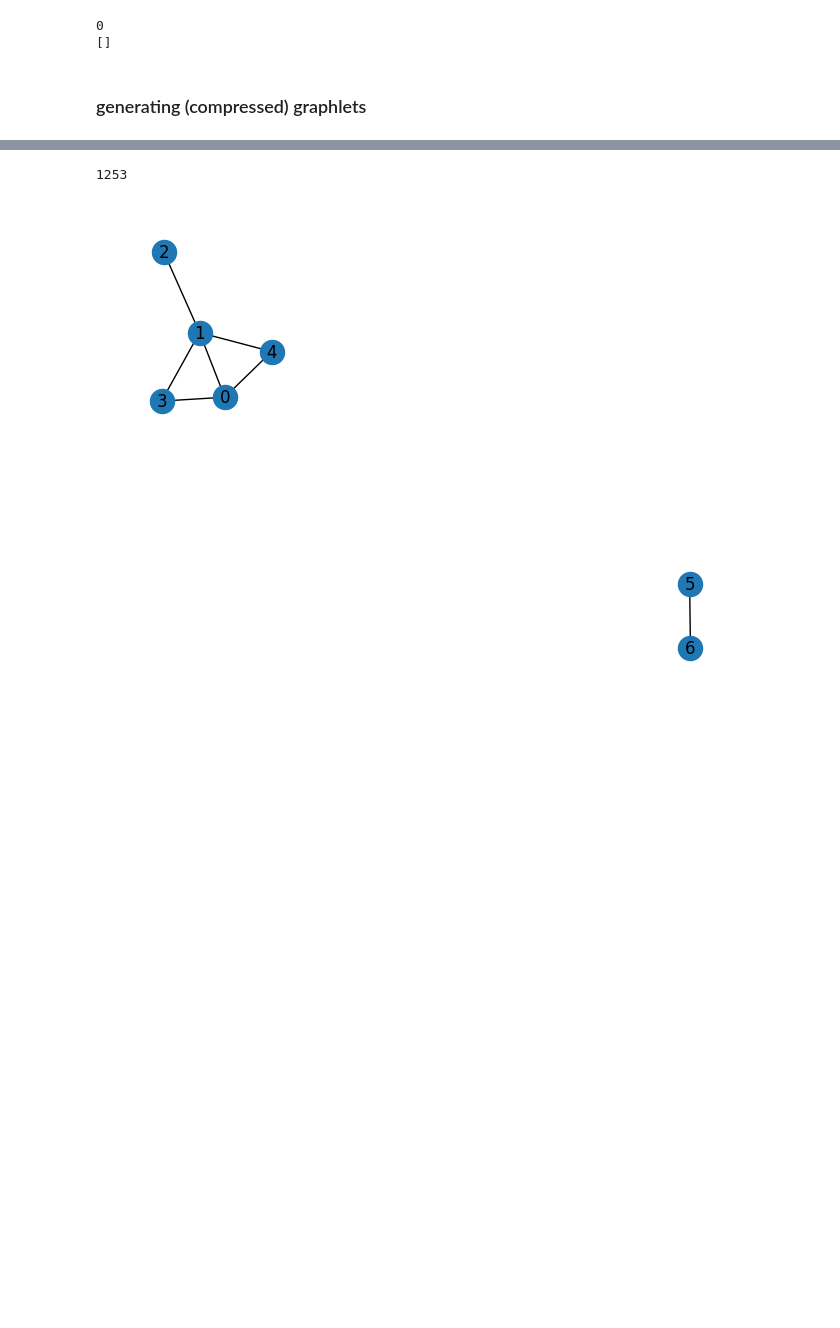
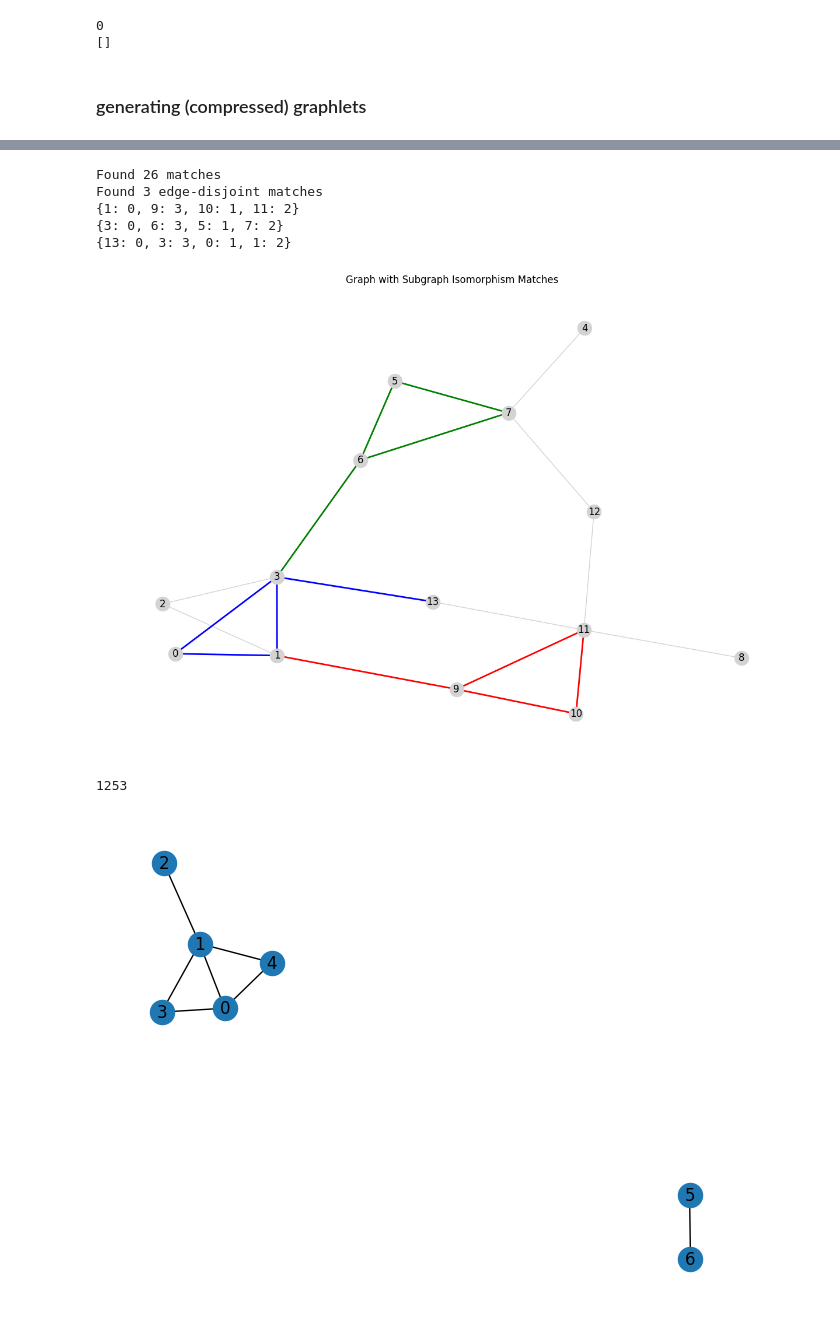
Before and after one commit to andrejjocic/mesh-compressor, a Jupyter notebook: src/repl.ipynb, the cells around one changed output, grey strips where cells are left out. Saved outputs shown, nothing was run; the diff lists cells and outputs as text; code cells hidden in the pictures; blank space fills up the shorter version.

```diff
--- a/src/repl.ipynb
+++ b/src/repl.ipynb
@@ -205,3 +229,69 @@ atlas = nx.graph_atlas_g() # all graphs up to 7 nodes
+# %%
+import random
+import networkx.algorithms.isomorphism as iso
+import matplotlib.pyplot as plt
+
+# Get graph 15 from the atlas
+G15 = atlas[15]
+
+# Create a new graph consisting of 3 copies of G15
+G = nx.disjoint_union_all([G15.copy() for _ in range(3)])
+
+# Add a few extra nodes
+extra_nodes = 2
+G.add_nodes_from(range(len(G), len(G) + extra_nodes))
+
+# Add some random edges
+num_random_edges = 8
+nodes = list(G.nodes)
+for _ in range(num_random_edges):
+    u, v = random.sample(nodes, 2)
+    G.add_edge(u, v)
+
+# Remove isolated nodes
+isolates = list(nx.isolates(G))
+G.remove_nodes_from(isolates)
+
+# Perform subgraph isomorphism search with G15
+matcher = iso.GraphMatcher(G, G15)
+matches = list(matcher.subgraph_isomorphisms_iter())
+print(f'Found {len(matches)} matches')
+
+# Extract maximal edge-disjoint set of matches
+edge_disjoint_matches = []
+used_edges = set()
+
+for match in matches:
+    subgraph_edges = {tuple(sorted(e)) for e in G.subgraph(match.keys()).edges()}
+    if not subgraph_edges & used_edges:
+        edge_disjoint_matches.append(match)
+        used_edges.update(subgraph_edges)
+
+print(f'Found {len(edge_disjoint_matches)} edge-disjoint matches')
+
+# Plot the graph with the matches each in a different color
+pos = nx.spring_layout(G)
+colors = ['r', 'g', 'b', 'c', 'm', 'y', 'k']
+
+plt.figure(figsize=(12, 8))
+nx.draw(G, pos, with_labels=True, node_color='lightgray', edge_color='lightgray')
+
+for i, match in enumerate(edge_disjoint_matches):
+    color = colors[i % len(colors)]
+    print(match)
+    subgraph_edges = G.subgraph(match.keys()).edges()
+    nx.draw_networkx_edges(G, pos, edgelist=subgraph_edges, edge_color=color, width=2)
+    # nx.draw_networkx_nodes(G, pos, nodelist=match.keys(), node_color=color)
+
+plt.title('Graph with Subgraph Isomorphism Matches')
+plt.show()
+# %% [output]
+Found 26 matches
+Found 3 edge-disjoint matches
+{1: 0, 9: 3, 10: 1, 11: 2}
+{3: 0, 6: 3, 5: 1, 7: 2}
+{13: 0, 3: 3, 0: 1, 1: 2}
+[figure, added]
 # %%
 n_connected_of_len = {
     1: 1,
```
Also changed, not shown: parts of 2 cells of this notebook, 3 other files.
